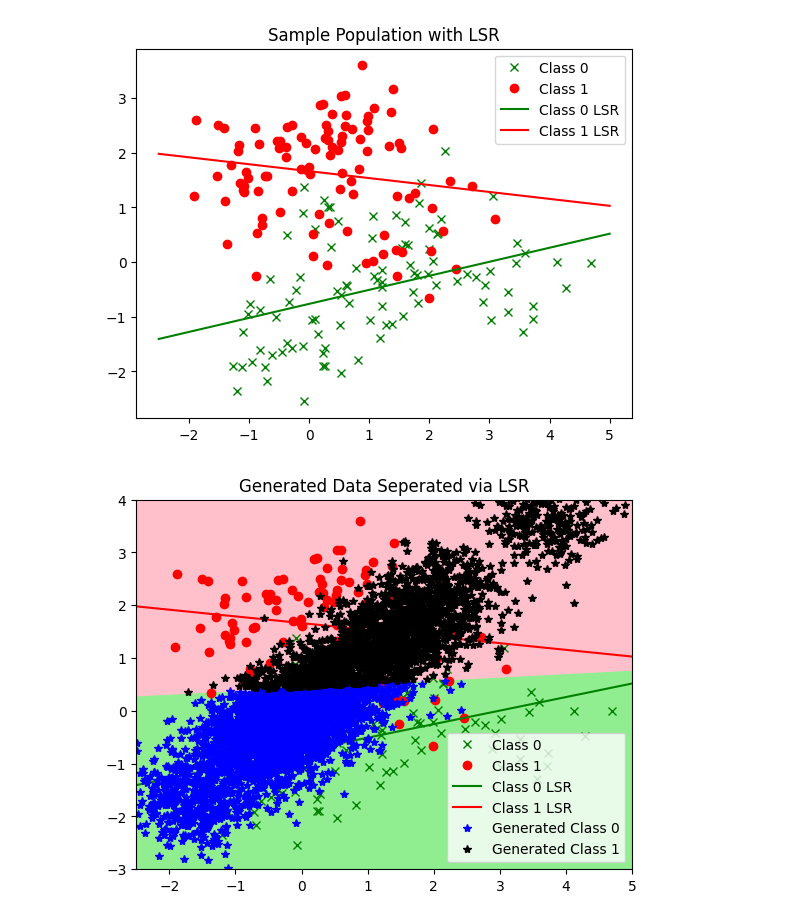
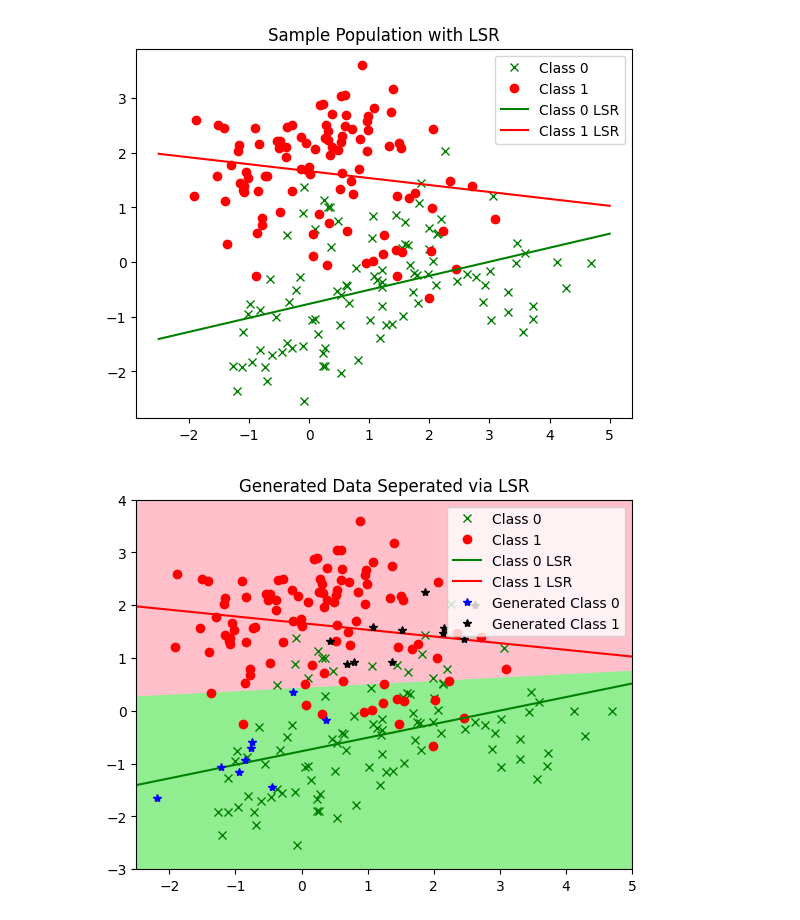
Before and after one commit to angelrodriguez0617/ECE-4850-Machine-Learning, a Jupyter notebook: project4/project4.ipynb, the cells around one changed output. Saved outputs shown, nothing was run; the diff lists cells and outputs as text; code cells hidden in the pictures.

```diff
--- a/project4/project4.ipynb
+++ b/project4/project4.ipynb
@@ -52,7 +52,7 @@ plt.show()
 [figure]
 # %%
 # this should generate some data based off the RECREATED gendat2 function the prof gave us
-test_value = gendat2(0, 5000)
+test_value = gendat2(0, 200)
 # run our generated data through our LSRs
 y0_test = least_squares_est(test_value[0], beta0)
 y1_test = least_squares_est(test_value[0], beta1)
@@ -75,26 +75,26 @@ for i in classification_array:
 # %%
 # this should be the line directly inbetween each LSR line
 y_divider = least_squares_est(x_extended, (beta0+beta1)/2)
 # these are used to be the top and bottom to fill the area on each side of the dividing line
-fill_bottom_border = np.ones(x_extended.size)*(-10)
-fill_top_border = np.ones(x_extended.size)*(10)
+fill_0_border = np.ones(x_extended.size)*(1000)*(y0_hat-y1_hat).T
+fill_1_border = np.ones(x_extended.size)*(-1000)*(y0_hat-y1_hat).T
 fig, ax = plt.subplots()
 # plot sample data
 ax.plot(x0, y0, 'gx', label='Class 0')
 ax.plot(x1, y1, 'ro', label='Class 1')
 # plot LSR lines
 ax.plot(x_extended, y0_hat, 'g', label='Class 0 LSR')
 ax.plot(x_extended, y1_hat, 'r', label='Class 1 LSR')
 # plot generated data separated by class
 ax.plot(generated_class0x, generated_class0y, 'b*', label='Generated Class 0')
 ax.plot(generated_class1x, generated_class1y, '*', color='black', label='Generated Class 1')
 # show the areas that each class has dominion over
-ax.fill_between(x_extended, y_divider, fill_bottom_border, color='lightgreen')
-ax.fill_between(x_extended, y_divider, fill_top_border, color='pink')
+ax.fill_between(x_extended, y_divider, fill_0_border, color='lightgreen')
+ax.fill_between(x_extended, y_divider, fill_1_border, color='pink')
 # zoom down to the parts we care about
 ax.set(xlim=(-2.5, 5), ylim=(-3, 4))
 ax.legend()
 plt.title("Generated Data Seperated via LSR")
 plt.show()
 # %% [output]
-[figure, old version]
+[figure, new version]
```
Also changed, not shown: parts of 4 cells of this notebook.
